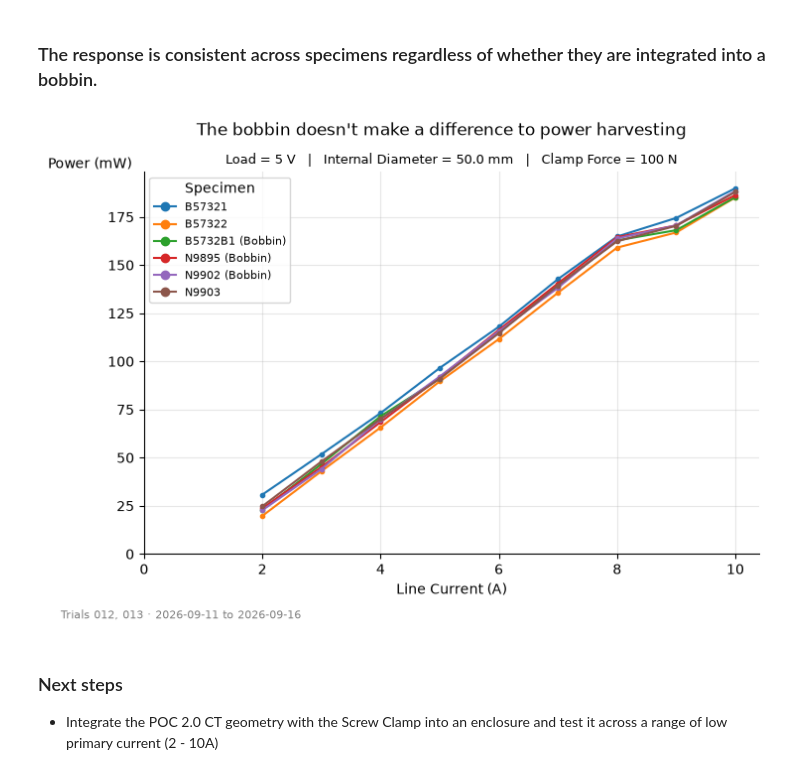
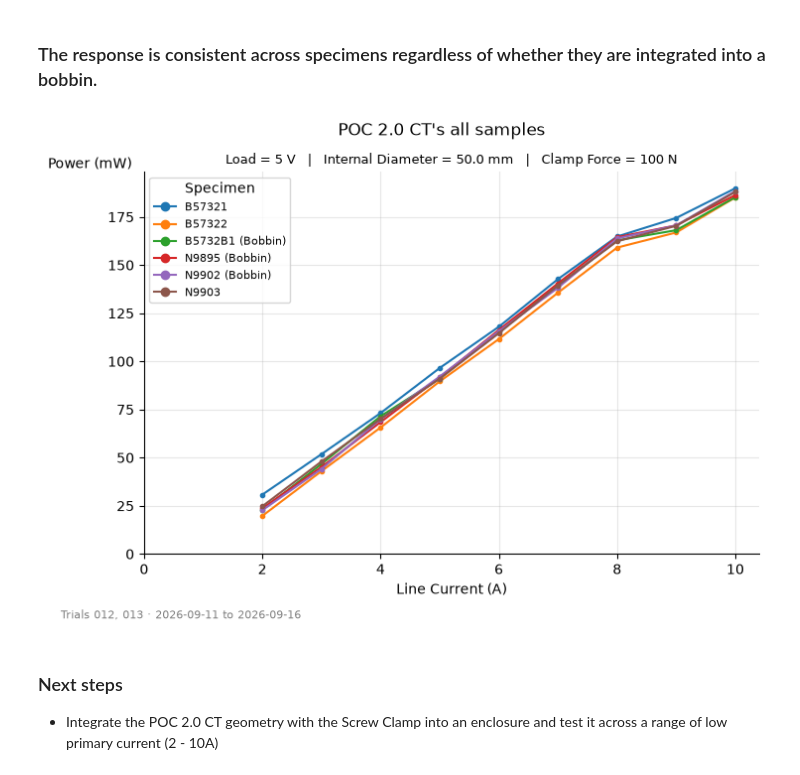
Before and after one commit to stephengilbert1/current-transformer-analysis, a Jupyter notebook: notebooks/02-current-response.ipynb, the cells around one changed output. Cells and saved outputs as stored; diff of their text form; code cells hidden in the pictures.

```diff
--- a/notebooks/02-current-response.ipynb
+++ b/notebooks/02-current-response.ipynb
@@ -57,13 +57,13 @@ fig.savefig("../figures/compare_012_full.png", dpi=300, bbox_inches="tight")
 # %%
 fig, ax = compare_sweeps(
     ["012", "013"],
     x="line_current_A",
     xlabel="Line Current (A)",
 )
-fig.suptitle("The bobbin doesn't make a difference to power harvesting")
+fig.suptitle("POC 2.0 CT's - all samples")
 fig.savefig("../figures/compare_012_013_full.png", dpi=300, bbox_inches="tight")
 # %% [output]
-[figure, old version]
+[figure, new version]
 # %% [markdown]
 ### Next steps
 
```
Also changed, not shown: 5 other files.
